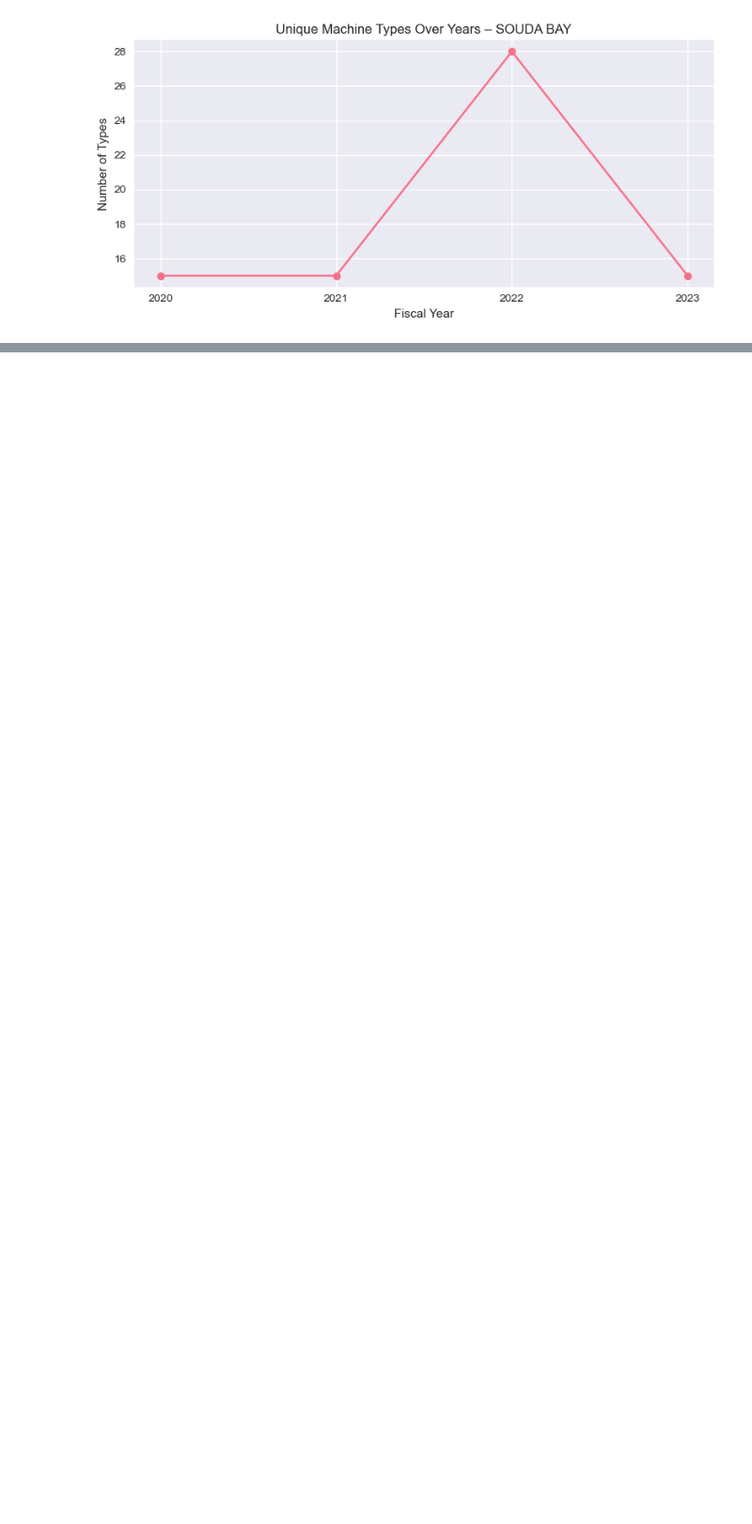
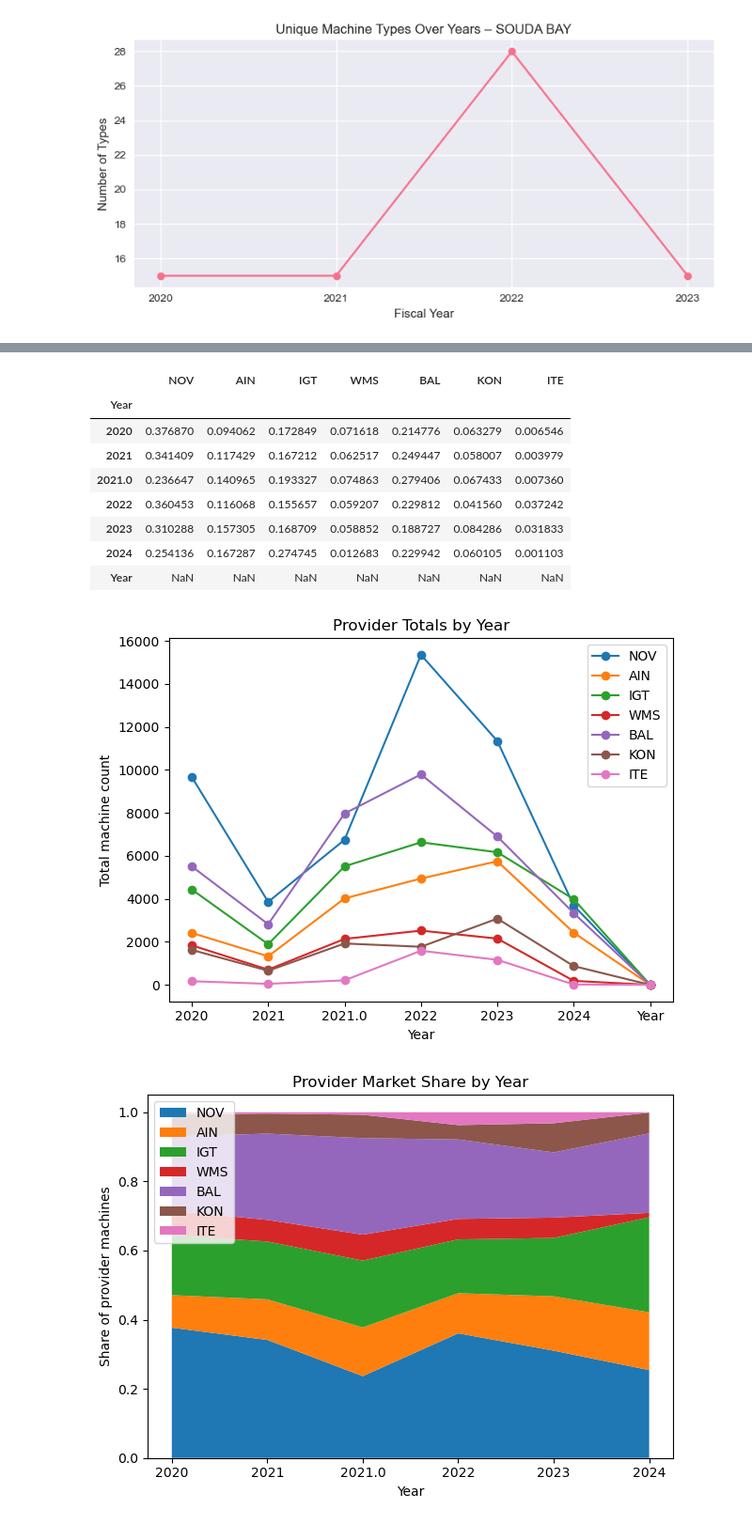
Before and after one commit to pinhaopan/muckrock-liberation, a Jupyter notebook: fa25-team-a/asset_reports.ipynb, the cells around one changed output, grey strips where cells are left out. Shown at 94% size. Cells and saved outputs as stored; diff of their text form; code cells hidden in the pictures; blank space fills up the shorter version.

```diff
--- a/fa25-team-a/asset_reports.ipynb
+++ b/fa25-team-a/asset_reports.ipynb
@@ -522,0 +604,35 @@ plot_unique_types_per_base(ar4, "SOUDA BAY")
+# %%
+# 2. Provider market share by year
+
+provider_by_year = df.groupby("Year")[provider_cols].sum()
+print("Provider totals by year:")
+display(provider_by_year)
+
+provider_share_by_year = provider_by_year.div(provider_by_year.sum(axis=1), axis=0)
+print("\nProvider market share by year:")
+display(provider_share_by_year)
+
+plt.figure()
+for col in provider_cols:
+    plt.plot(provider_by_year.index, provider_by_year[col], marker="o", label=col)
+
+plt.xlabel("Year")
+plt.ylabel("Total machine count")
+plt.title("Provider Totals by Year")
+plt.legend()
+plt.tight_layout()
+plt.show()
+
+plt.figure()
+plt.stackplot(
+    provider_share_by_year.index,
+    [provider_share_by_year[col] for col in provider_cols],
+    labels=provider_cols
+)
+plt.xlabel("Year")
+plt.ylabel("Share of provider machines")
+plt.title("Provider Market Share by Year")
+plt.legend(loc="upper left")
+plt.tight_layout()
+plt.show()
+# %% [output]
@@ -522,0 +650,11 @@ plot_unique_types_per_base(ar4, "SOUDA BAY")
+|  | NOV | AIN | IGT | WMS | BAL | KON | ITE |
+| Year |  |  |  |  |  |  |  |
+| 2020 | 0.376870 | 0.094062 | 0.172849 | 0.071618 | 0.214776 | 0.063279 | 0.006546 |
+| 2021 | 0.341409 | 0.117429 | 0.167212 | 0.062517 | 0.249447 | 0.058007 | 0.003979 |
+| 2021.0 | 0.236647 | 0.140965 | 0.193327 | 0.074863 | 0.279406 | 0.067433 | 0.007360 |
+| 2022 | 0.360453 | 0.116068 | 0.155657 | 0.059207 | 0.229812 | 0.041560 | 0.037242 |
+| 2023 | 0.310288 | 0.157305 | 0.168709 | 0.058852 | 0.188727 | 0.084286 | 0.031833 |
+| 2024 | 0.254136 | 0.167287 | 0.274745 | 0.012683 | 0.229942 | 0.060105 | 0.001103 |
+| Year | NaN | NaN | NaN | NaN | NaN | NaN | NaN |
+[figure, added]
+[figure, added]
```
Also changed, not shown: parts of 13 cells of this notebook.
